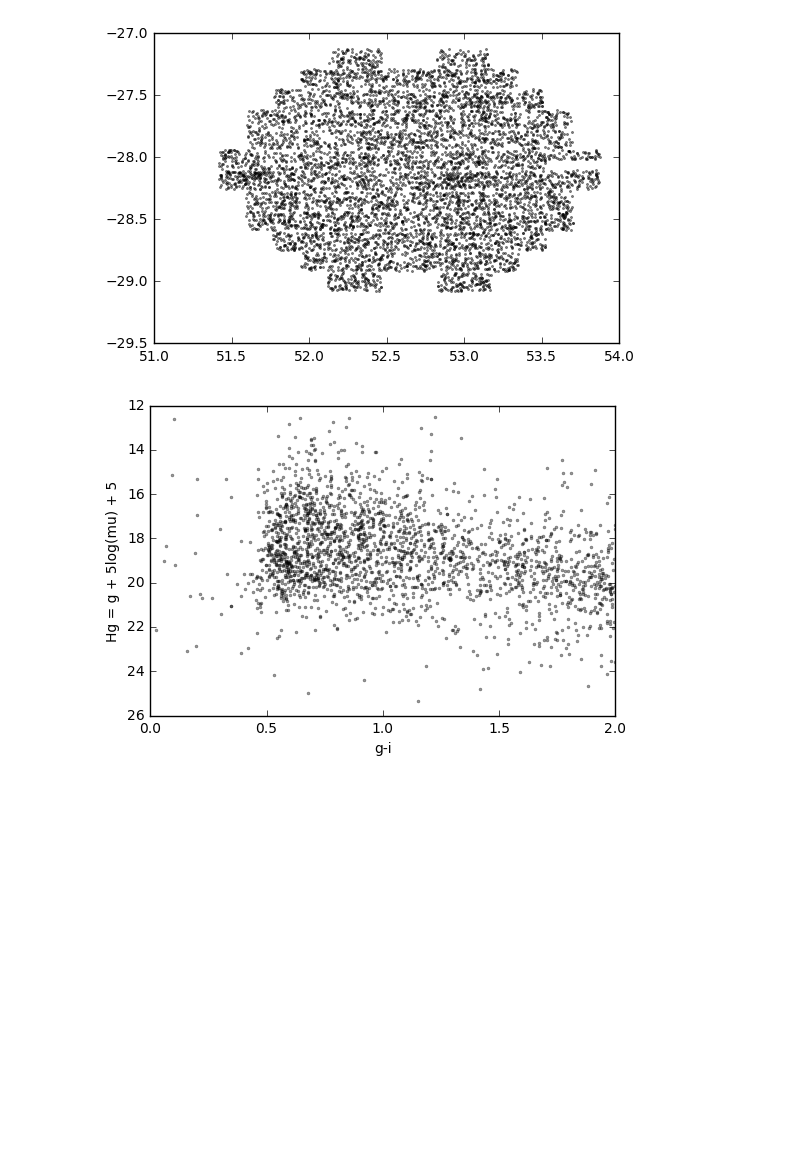
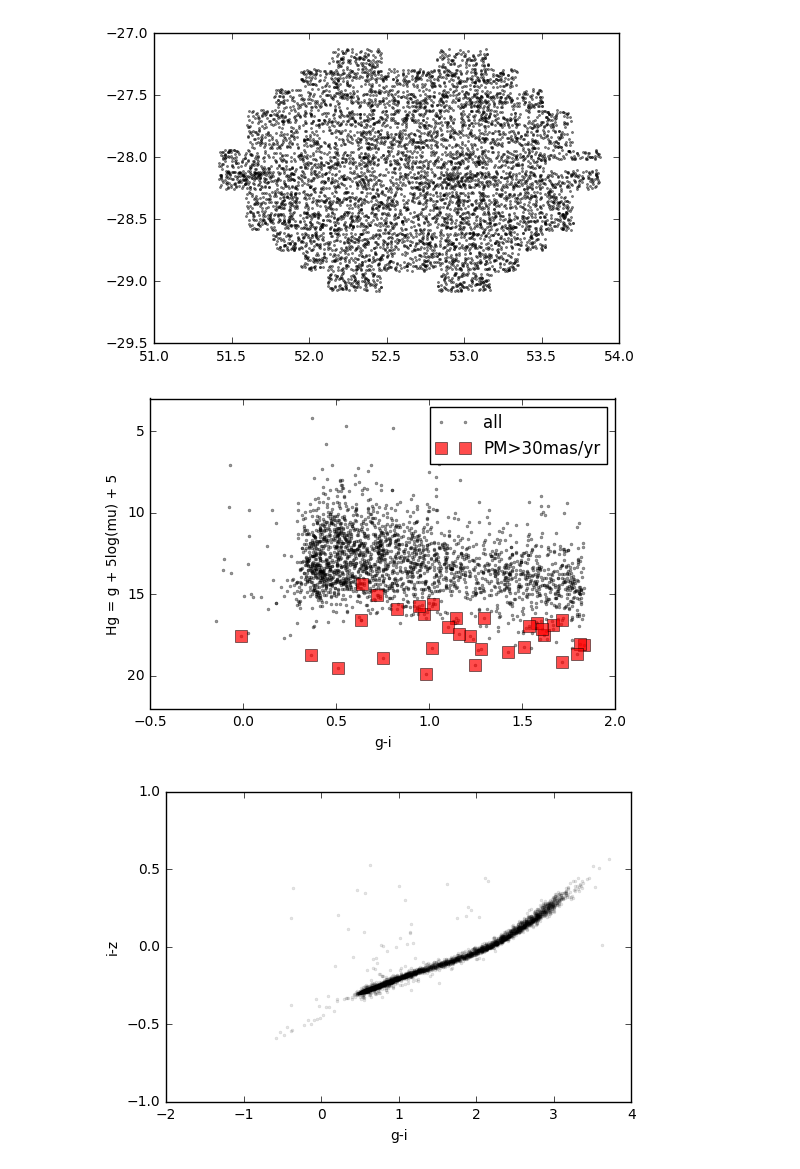
Before and after one commit to sazabi4/test, a Jupyter notebook: SNC3_RPMD.ipynb, the cells around one changed output. Drawn from its saved outputs; the diff is of its cells as text; code cells hidden in the pictures; blank space fills up the shorter version.

```diff
--- a/SNC3_RPMD.ipynb
+++ b/SNC3_RPMD.ipynb
@@ -39,10 +39,24 @@ pm.write('snc3.pm_wRADec.fits', format='fits')
 # %%
 # plot RPM diagram
 data = Table.read('snc3.magXpm.fits')
-plt.plot(data['g']-data['i'], data['g']+5+5*np.log10(np.sqrt(data['PMX']**2+data['PMY']**2)/1000), 'k.', ms=4, alpha=0.4)
-plt.ylim(26,12)
+data['g'] = data['g'] - 5.5
+data['i'] = data['i'] - 5.5 + 0.17
+highpm = np.sqrt(data['PMX']**2+data['PMY']**2) > 30
+
+plt.figure()
+plt.plot(data['g']-data['i'], data['g']+5+5*np.log10(np.sqrt(data['PMX']**2+data['PMY']**2)/1000), 'k.', ms=4, alpha=0.4, label='all')
+plt.plot(data['g'][highpm]-data['i'][highpm], data['g'][highpm]+5+5*np.log10(np.sqrt(data['PMX'][highpm]**2+data['PMY'][highpm]**2)/1000), 'rs', ms=8, alpha=0.7,label='PM>30mas/yr')
+plt.legend()
+plt.ylim(22,3)
 plt.xlabel('g-i')
 plt.ylabel('Hg = g + 5log(mu) + 5')
+
+plt.figure()
+plt.plot(mag['g']-mag['i'],mag['i']-mag['z'],'k.', ms=4, alpha=0.1)
+plt.ylim(-1,1)
+plt.xlabel('g-i')
+plt.ylabel('i-z')
 plt.show()
 # %% [output]
-[figure, old version]
+[figure, new version]
+[figure, added]
```
Also changed, not shown: parts of 4 cells of this notebook.
